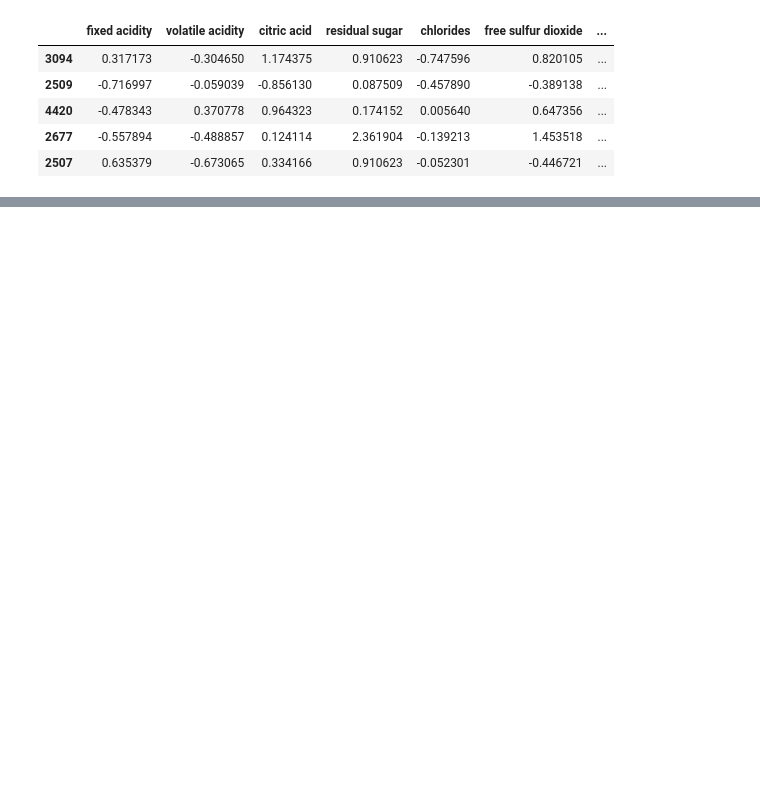
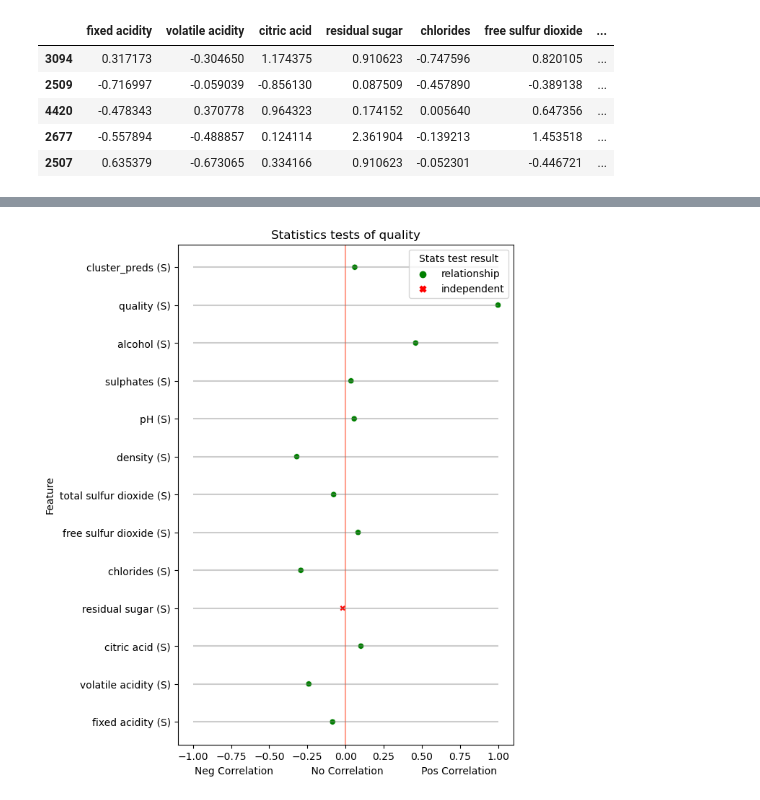
Before and after one commit to pour-choices/wine_clustering_project, a Jupyter notebook: explore_wine_josh.ipynb, the cells around one changed output, grey strips where cells are left out. Saved outputs shown, nothing was run; the diff lists cells and outputs as text; code cells hidden in the pictures; blank space fills up the shorter version.

```diff
--- a/explore_wine_josh.ipynb
+++ b/explore_wine_josh.ipynb
@@ -386,6 +368,10 @@ ds_fun.correlation_test(train, 'type_white', alpha=0.05)
 # %%
 feature_list = ['alcohol']
 target_col = 'quality'
+# %%
+ds_fun.correlation_test(train, 'quality', alpha=0.05)
+# %% [output]
+[figure, added]
 # %%
 cluster_list = [ 'density', 'volatile acidity', 'chlorides', 'alcohol']
 # %%
```
Also changed, not shown: parts of 14 cells of this notebook, 5 other files.
